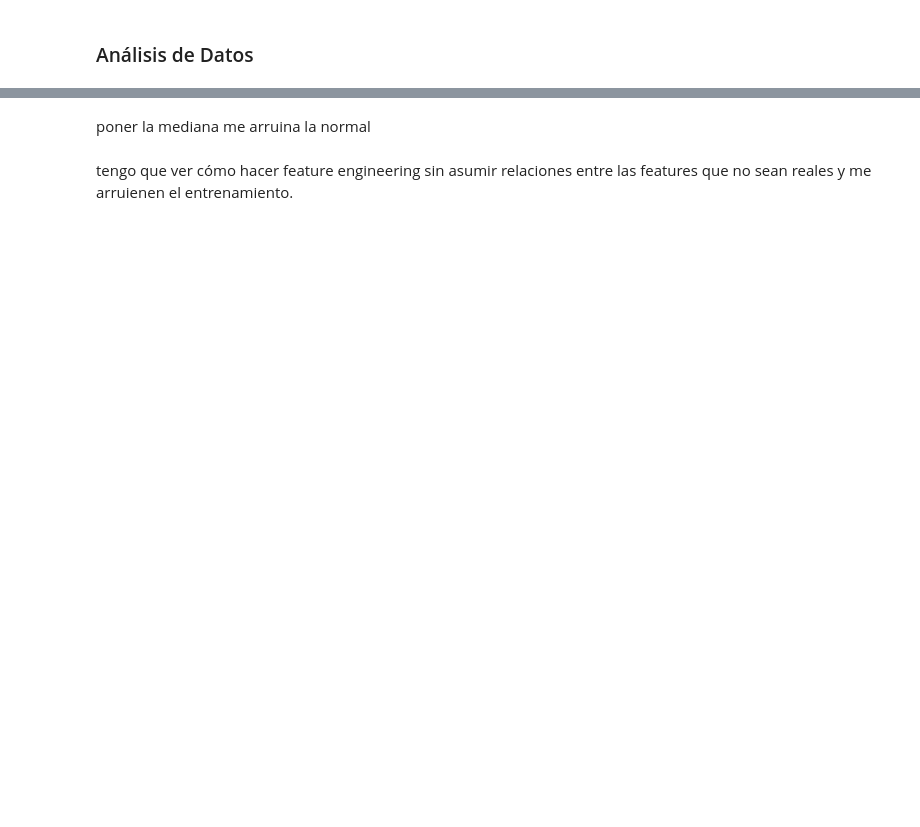
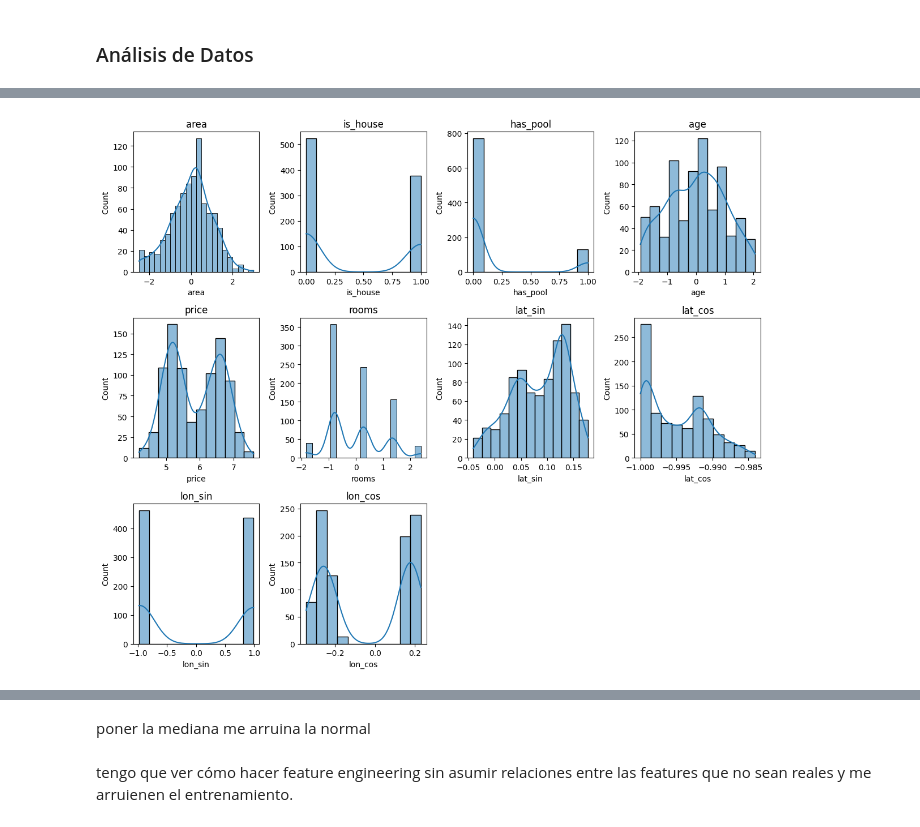
Before and after one commit to anatissera/Machine-Learning-Deep-Learning, a Jupyter notebook: Tissera_AnaPaula_TP1/Análisis_de_datos.ipynb, the cells around one changed output, grey strips where cells are left out. Cells and saved outputs as stored; diff of their text form; code cells hidden in the pictures; blank space fills up the shorter version.

```diff
--- a/Tissera_AnaPaula_TP1/Análisis_de_datos.ipynb
+++ b/Tissera_AnaPaula_TP1/Análisis_de_datos.ipynb
@@ -329,0 +185,25 @@ max     20.000000    5.000000
+# %%
+def scale_df(df):
+    df['age'] = normalize_var(df['age'])
+    df['rooms'] = normalize_var(df['rooms'])
+
+    df['lat_sin'] = np.sin(df['lat'])
+    df['lat_cos'] = np.cos(df['lat'])
+    df['lon_sin'] = np.sin(df['lon'])
+    df['lon_cos'] = np.cos(df['lon'])
+
+    df['area'] = np.log(df['area'] + 1)
+    df['price'] = np.log(df['price'] + 1)
+
+    df['area'] = normalize_var(df['area'])
+
+    # Las columnas binarias se mantienen igual -> is_house y has_pool no se transforman
+
+    # Eliminamos lat y lon originales porque ya transformamos
+    df = df.drop(columns=['lat', 'lon'])
+
+    return df
+
+casas_transformed = scale_df(casas_dev_df)
+
+casas_transformed.head()
@@ -329,0 +217,4 @@ max     20.000000    5.000000
+# %%
+plot_distributions(casas_transformed)
+# %% [output]
+[figure, added]
```
Also changed, not shown: parts of 47 cells of this notebook, 2 other files.
